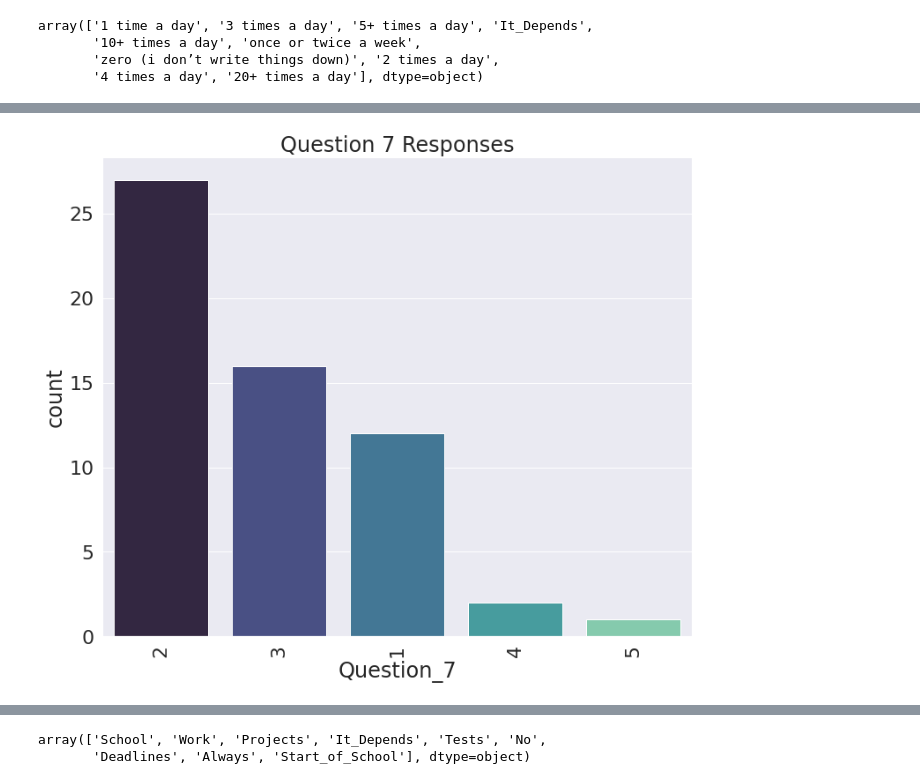
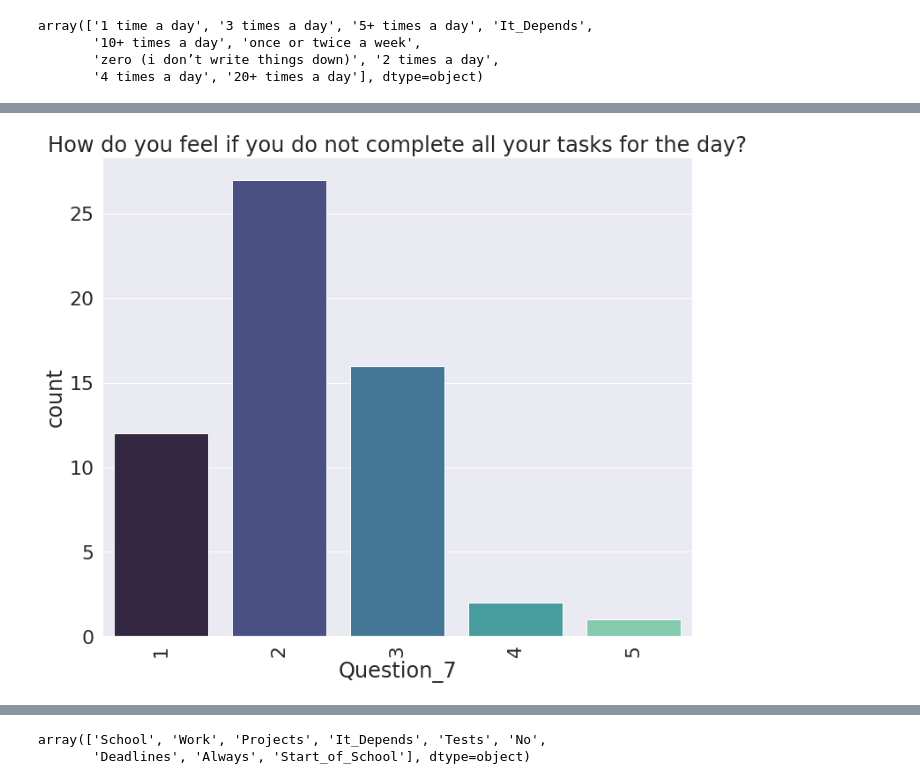
Before and after one commit to isa5805/COGS164Final, a Jupyter notebook: Untitled1.ipynb, the cells around one changed output, grey strips where cells are left out. Cells and saved outputs as stored; diff of their text form; code cells hidden in the pictures.

```diff
--- a/Untitled1.ipynb
+++ b/Untitled1.ipynb
@@ -310,11 +317,11 @@ df.rename(columns = {"How do you feel if you do not complete all your tasks for
 # %%
 plt.figure(figsize = (12, 10))
 sns.set_style('darkgrid')
-sns.countplot(x = 'Question_7', data = df, palette = 'mako', order = df['Question_7'].value_counts().index).set(title='Question 7 Responses')
+sns.countplot(x = 'Question_7', data = df, palette = 'mako').set(title='How do you feel if you do not complete all your tasks for the day?')
 plt.xticks(rotation=90)
 sns.set(font_scale=2)
 # %% [output]
-[figure, old version]
+[figure, new version]
 # %%
 df.rename(columns = {"How important is time management in your daily life?":'Question_8'}, inplace = True)
 # %%
```
Also changed, not shown: parts of 49 cells of this notebook.
